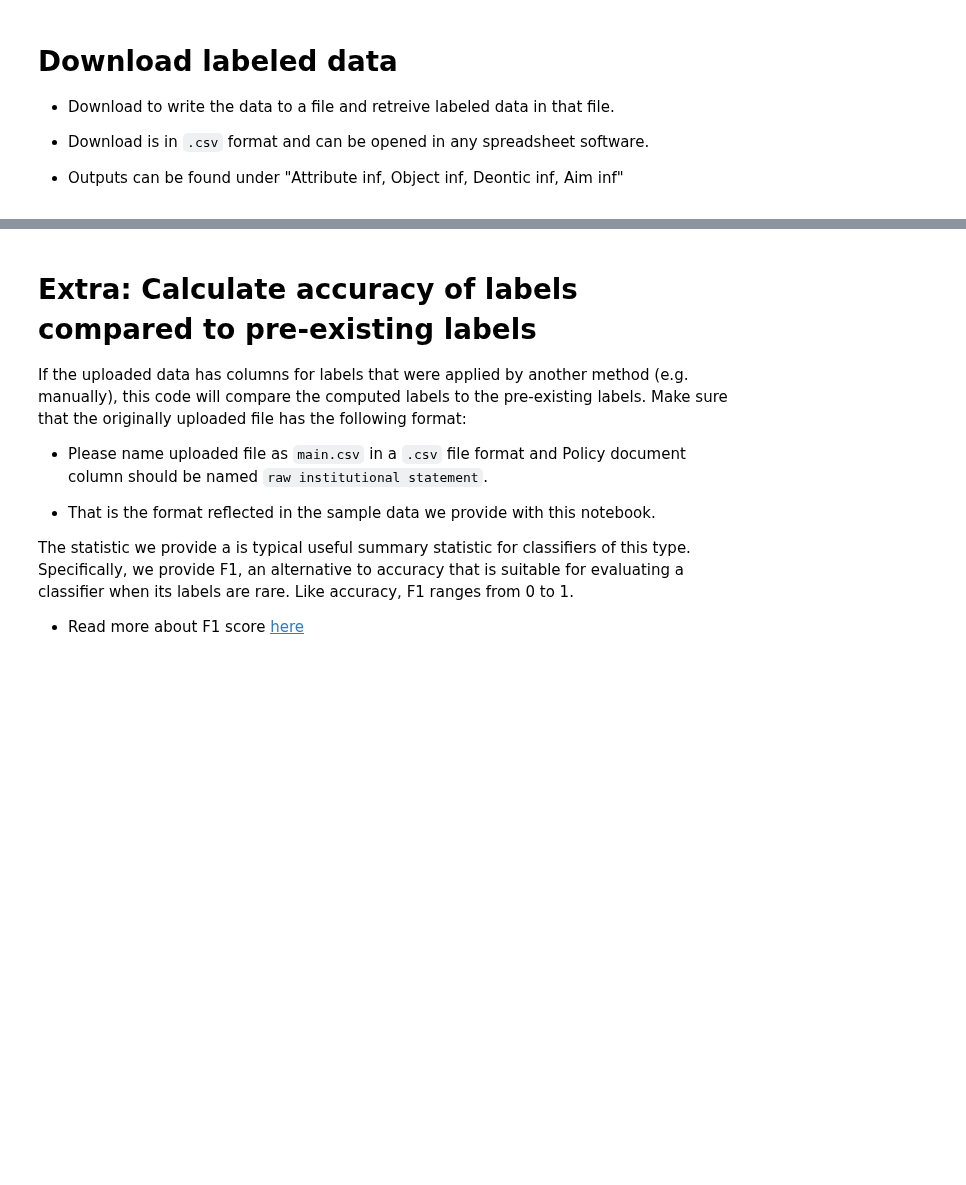
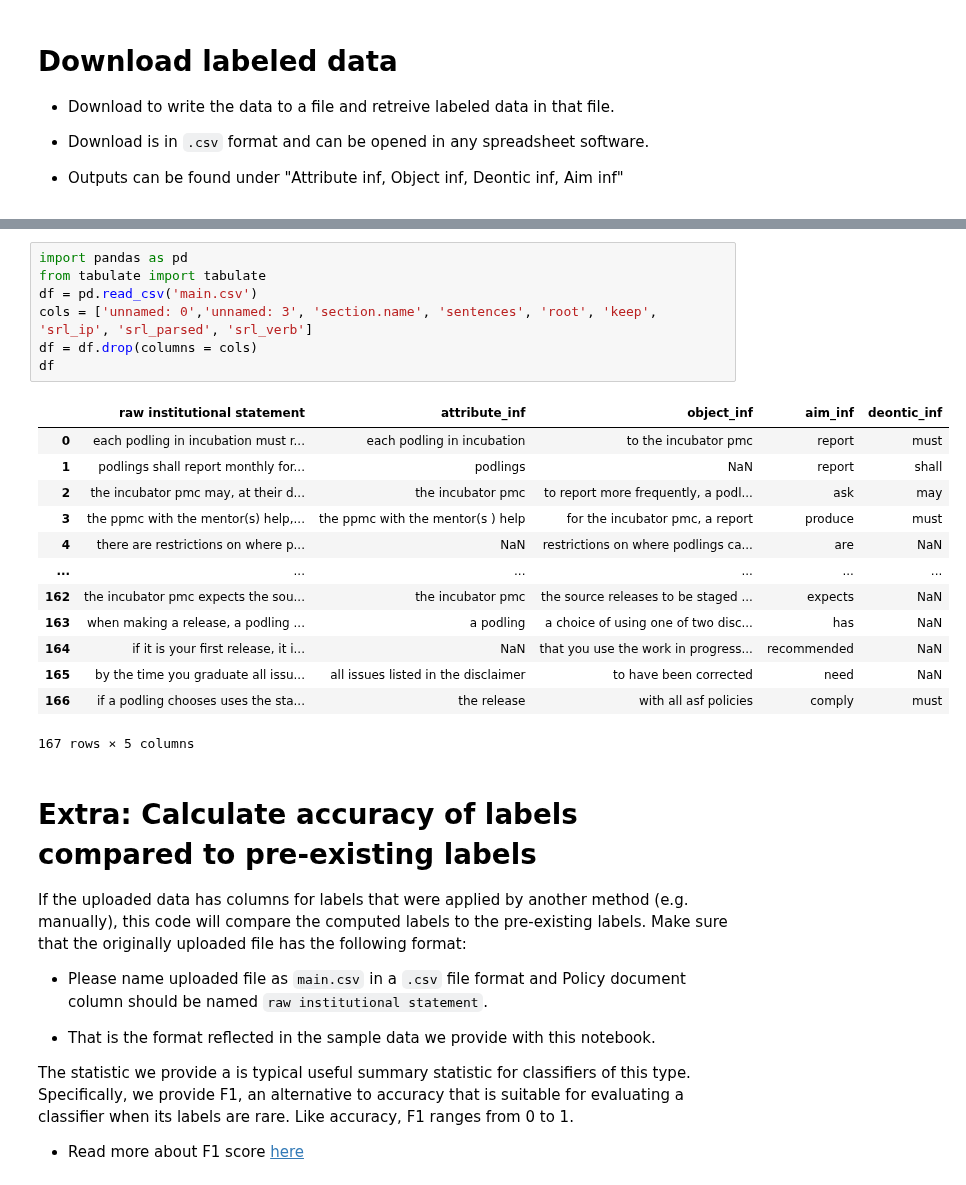
Before and after one commit to Mahasweta-usc/NLP4GOV, a Jupyter notebook: ABDICO_parsing.ipynb, the cells around one changed output, grey strips where cells are left out. Saved outputs shown, nothing was run; the diff lists cells and outputs as text; blank space fills up the shorter version.

```diff
--- a/ABDICO_parsing.ipynb
+++ b/ABDICO_parsing.ipynb
@@ -156,5 +138,26 @@ files.download('main.csv')# Download the file and view the results here!!
 [interactive output not drawn]
 [interactive output not drawn]
+# %%
+import pandas as pd
+from tabulate import tabulate
+df = pd.read_csv('main.csv')
+cols = ['unnamed: 0','unnamed: 3', 'section.name', 'sentences', 'root', 'keep', 'srl_ip', 'srl_parsed', 'srl_verb']
+df = df.drop(columns = cols)
+df
+# %% [output]
+|  | raw institutional statement | attribute_inf | object_inf | aim_inf | deontic_inf |
+| 0 | each podling in incubation must r... | each podling in incubation | to the incubator pmc | report | must |
+| 1 | podlings shall report monthly for... | podlings | NaN | report | shall |
+| 2 | the incubator pmc may, at their d... | the incubator pmc | to report more frequently, a podl... | ask | may |
+| 3 | the ppmc with the mentor(s) help,... | the ppmc with the mentor(s ) help | for the incubator pmc, a report | produce | must |
+| 4 | there are restrictions on where p... | NaN | restrictions on where podlings ca... | are | NaN |
+| ... | ... | ... | ... | ... | ... |
+| 162 | the incubator pmc expects the sou... | the incubator pmc | the source releases to be staged ... | expects | NaN |
+| 163 | when making a release, a podling ... | a podling | a choice of using one of two disc... | has | NaN |
+| 164 | if it is your first release, it i... | NaN | that you use the work in progress... | recommended | NaN |
+| 165 | by the time you graduate all issu... | all issues listed in the disclaimer | to have been corrected | need | NaN |
+| 166 | if a podling chooses uses the sta... | the release | with all asf policies | comply | must |
+167 rows × 5 columns
 # %% [markdown]
 # **Extra: Calculate accuracy of labels compared to pre-existing labels**
 If the uploaded data has columns for labels that were applied by another method (e.g. manually), this code will compare the computed labels to the pre-existing labels. Make sure that the originally uploaded file has the following format:
```
Also changed, not shown: parts of 5 cells of this notebook.
